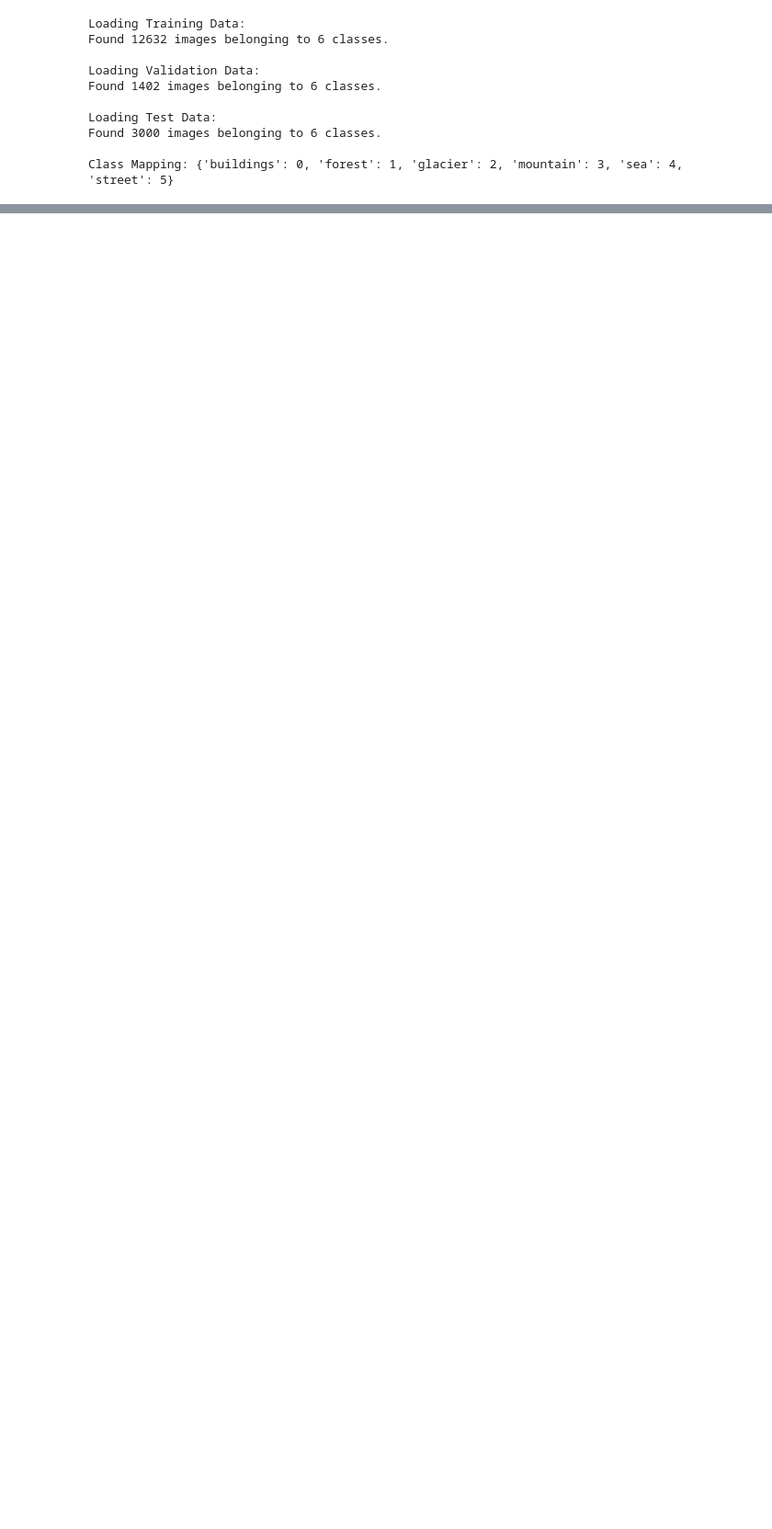
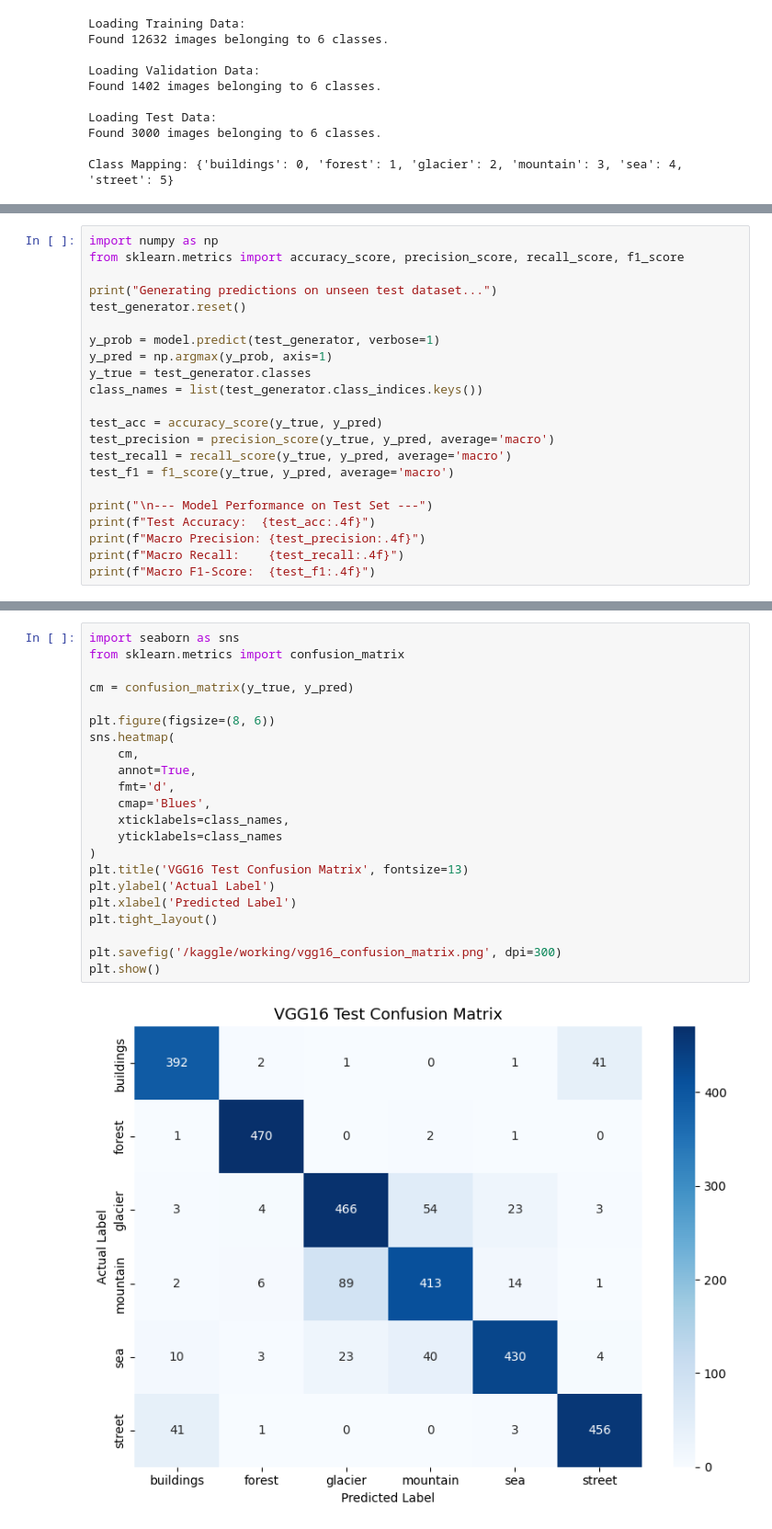
Before and after one commit to SenuraSudusinghe/deep-learning-image-classification, a Jupyter notebook: notebook95045d4134.ipynb, the cells around one changed output, grey strips where cells are left out. Shown at 92% size. Saved outputs shown, nothing was run; the diff lists cells and outputs as text; blank space fills up the shorter version.

```diff
--- a/notebook95045d4134.ipynb
+++ b/notebook95045d4134.ipynb
@@ -226,0 +263,22 @@ Model saved to /kaggle/working/vgg16_final_model.h5
+# %%
+import numpy as np
+from sklearn.metrics import accuracy_score, precision_score, recall_score, f1_score
+
+print("Generating predictions on unseen test dataset...")
+test_generator.reset()
+
+y_prob = model.predict(test_generator, verbose=1)
+y_pred = np.argmax(y_prob, axis=1)
+y_true = test_generator.classes
+class_names = list(test_generator.class_indices.keys())
+
+test_acc = accuracy_score(y_true, y_pred)
+test_precision = precision_score(y_true, y_pred, average='macro')
+test_recall = recall_score(y_true, y_pred, average='macro')
+test_f1 = f1_score(y_true, y_pred, average='macro')
+
+print("\n--- Model Performance on Test Set ---")
+print(f"Test Accuracy:  {test_acc:.4f}")
+print(f"Macro Precision: {test_precision:.4f}")
+print(f"Macro Recall:    {test_recall:.4f}")
+print(f"Macro F1-Score:  {test_f1:.4f}")
@@ -226,0 +294,24 @@ Model saved to /kaggle/working/vgg16_final_model.h5
+# %%
+import seaborn as sns
+from sklearn.metrics import confusion_matrix
+
+cm = confusion_matrix(y_true, y_pred)
+
+plt.figure(figsize=(8, 6))
+sns.heatmap(
+    cm,
+    annot=True,
+    fmt='d',
+    cmap='Blues',
+    xticklabels=class_names,
+    yticklabels=class_names
+)
+plt.title('VGG16 Test Confusion Matrix', fontsize=13)
+plt.ylabel('Actual Label')
+plt.xlabel('Predicted Label')
+plt.tight_layout()
+
+plt.savefig('/kaggle/working/vgg16_confusion_matrix.png', dpi=300)
+plt.show()
+# %% [output]
+[figure, added]
```
Also changed, not shown: parts of 4 cells of this notebook.
